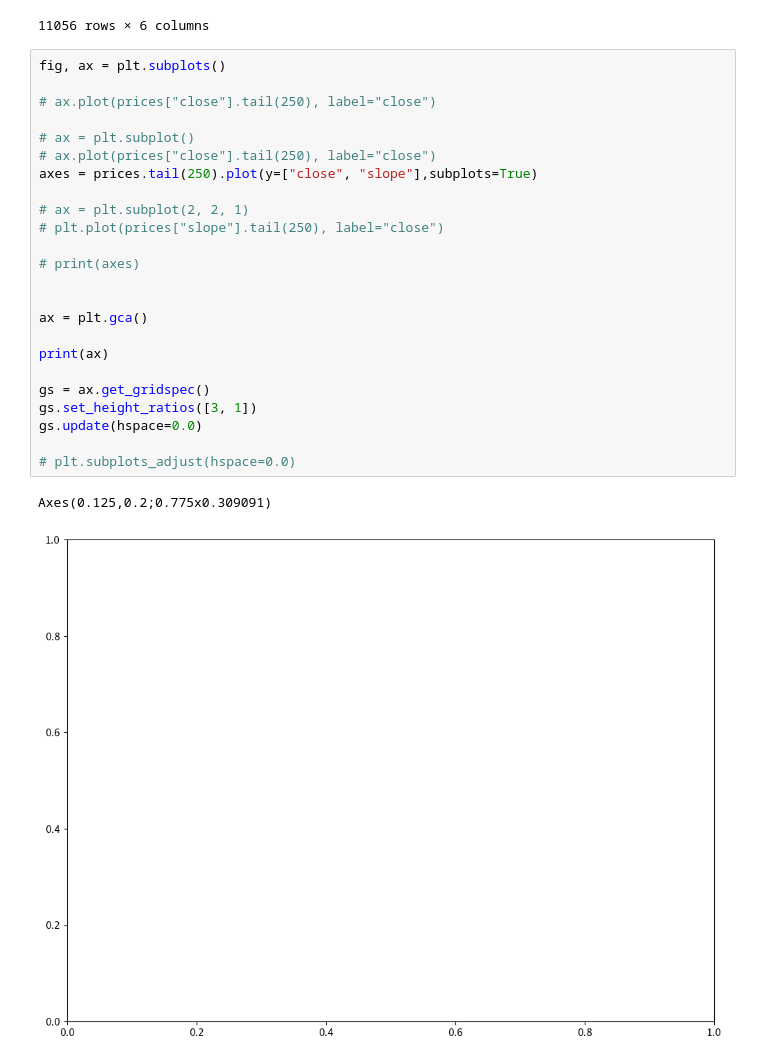
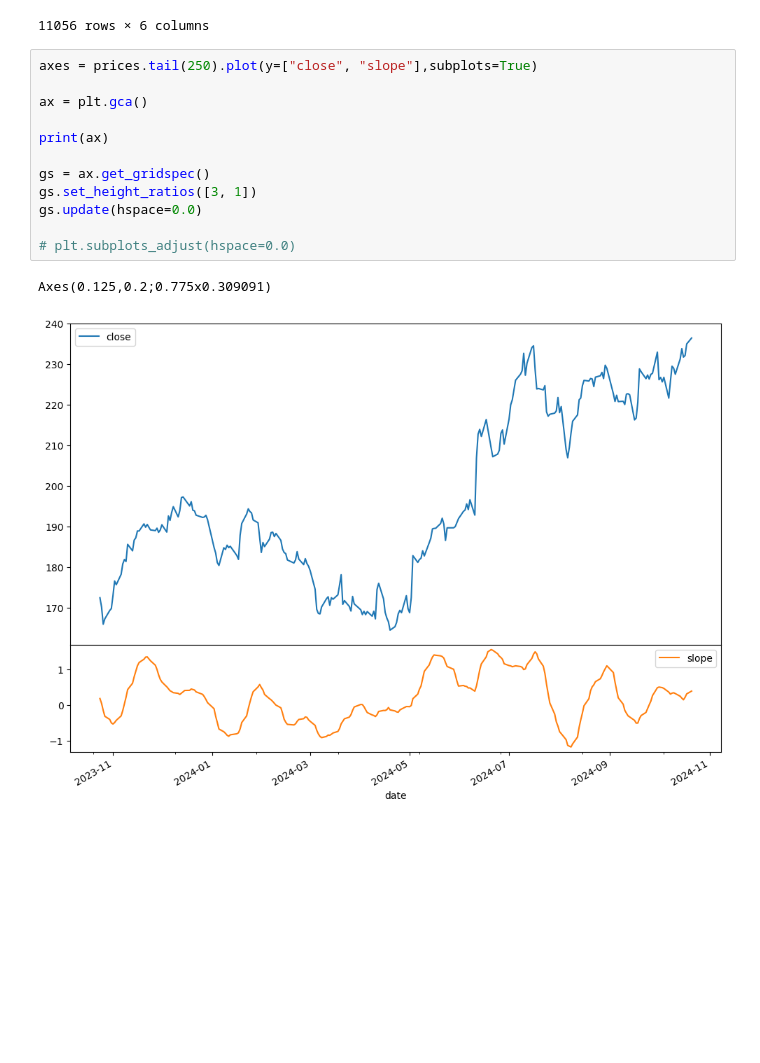
Before and after one commit to furechan/mintalib, a Jupyter notebook: examples/slope-indicator.ipynb, the cells around one changed output. Saved outputs shown, nothing was run; the diff lists cells and outputs as text; blank space fills up the shorter version.

```diff
--- a/examples/slope-indicator.ipynb
+++ b/examples/slope-indicator.ipynb
@@ -47,29 +47,17 @@ prices
 | 2024-10-21 | 234.449997 | 236.850006 | 234.449997 | 236.479996 | 36220800 | 0.399113 |
 11056 rows × 6 columns
 # %%
-fig, ax = plt.subplots()
-
-# ax.plot(prices["close"].tail(250), label="close")
-
-# ax = plt.subplot()
-# ax.plot(prices["close"].tail(250), label="close")
 axes = prices.tail(250).plot(y=["close", "slope"],subplots=True)
-
-# ax = plt.subplot(2, 2, 1)
-# plt.plot(prices["slope"].tail(250), label="close")
-
-# print(axes)
-
 
 ax = plt.gca()
 
 print(ax)
 
 gs = ax.get_gridspec()
 gs.set_height_ratios([3, 1])
 gs.update(hspace=0.0)
 
 # plt.subplots_adjust(hspace=0.0)
 # %% [output]
 Axes(0.125,0.2;0.775x0.309091)
-[figure, old version]
+[figure, new version]
```
Also changed, not shown: parts of 1 cell of this notebook, 7 other files.
